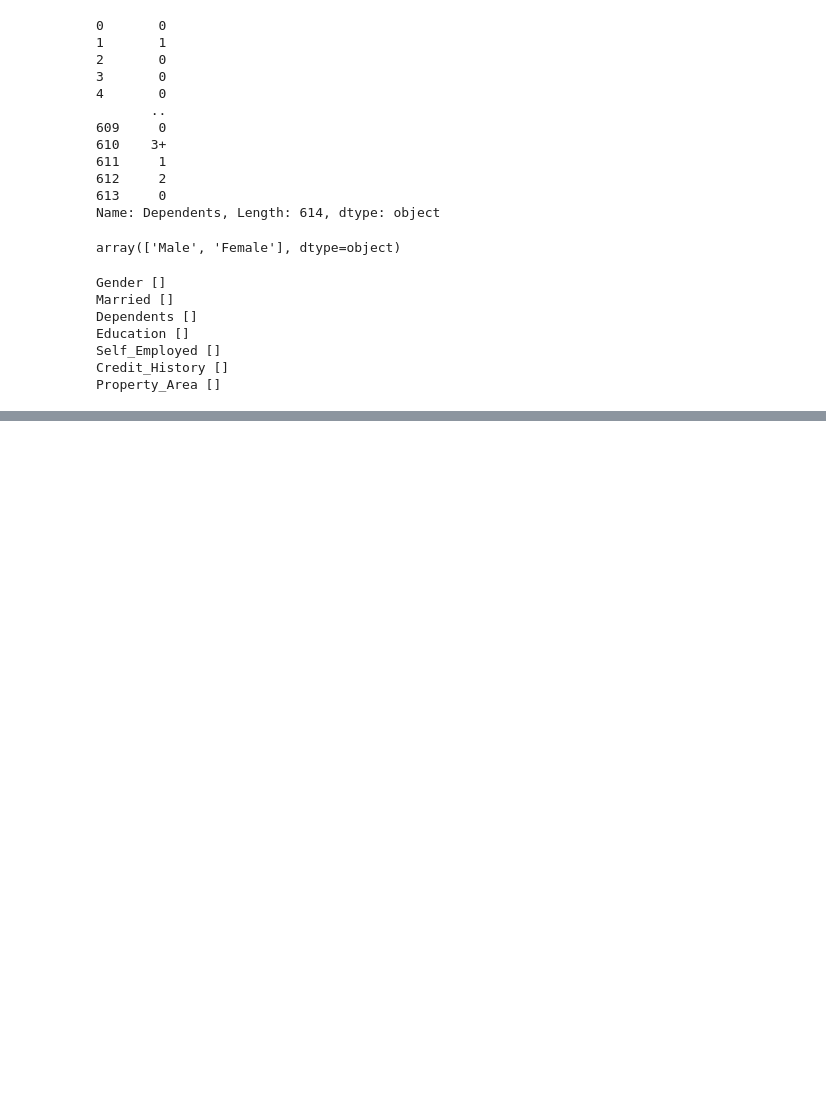
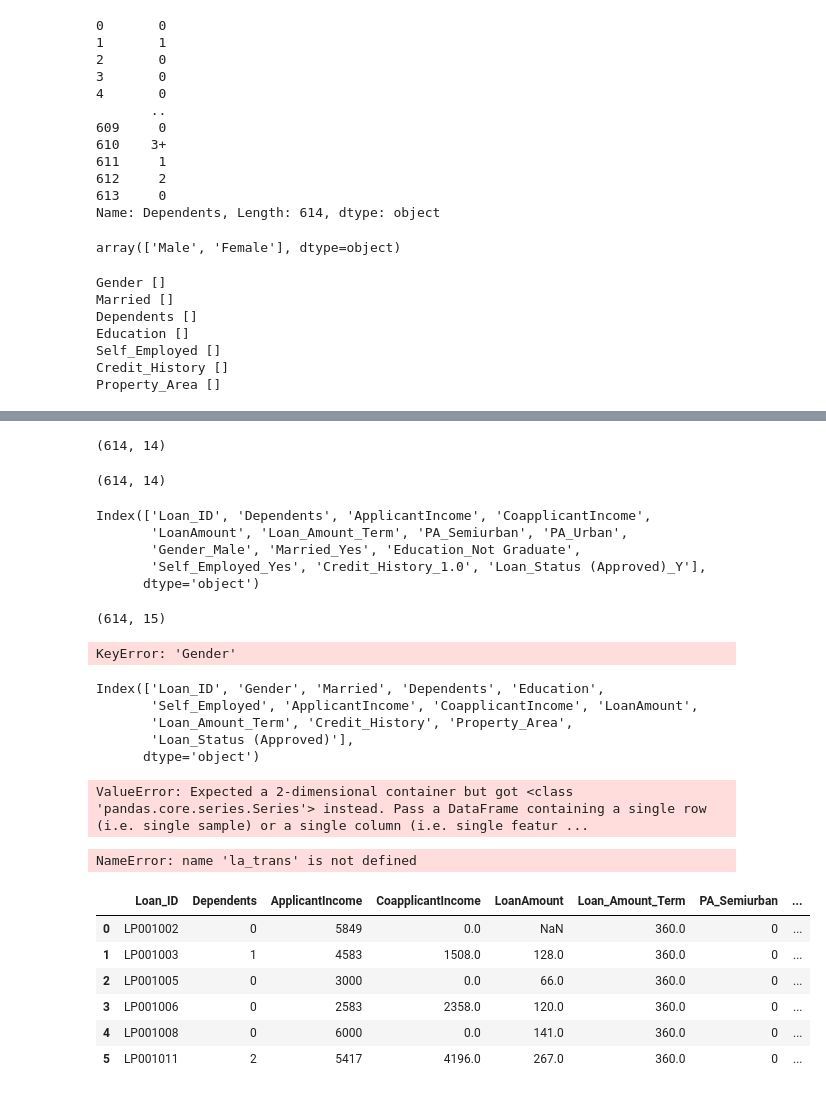
Before and after one commit to SindhuKomireddyy/DataAnalysis, a Jupyter notebook: statistics.ipynb, the cells around one changed output, grey strips where cells are left out. Drawn from its saved outputs; the diff is of its cells as text; code cells hidden in the pictures; blank space fills up the shorter version.

Commit message:
DataAnalysis Notebook

```diff
--- a/statistics.ipynb
+++ b/statistics.ipynb
@@ -279,0 +367,3 @@ data.loc(data['Dependents'])
+# %%
+df1=pd.get_dummies(df['Credit_History'],prefix='Credit_History',drop_first=True)
+df=pd.concat([df,df1],axis=1).drop(['Credit_History'],axis=1)
@@ -279,0 +380,38 @@ data.loc(data['Dependents'])
+# %%
+df.shape
+# %% [output]
+(614, 14)
+# %%
+df1=pd.get_dummies(df['Loan_Status (Approved)'],prefix='Loan_Status (Approved)',drop_first=True)
+df=pd.concat([df,df1],axis=1).drop(['Loan_Status (Approved)'],axis=1)
+# %%
+df.shape
+# %% [output]
+(614, 14)
+# %%
+print(df.columns)
+# %% [output]
+Index(['Loan_ID', 'Dependents', 'ApplicantIncome', 'CoapplicantIncome',
+       'LoanAmount', 'Loan_Amount_Term', 'PA_Semiurban', 'PA_Urban',
+       'Gender_Male', 'Married_Yes', 'Education_Not Graduate',
+       'Self_Employed_Yes', 'Credit_History_1.0', 'Loan_Status (Approved)_Y'],
+      dtype='object')
+# %%
+df.shape
+# %% [output]
+(614, 15)
+# %%
+df = df.drop(df.filter(regex='^Gender').columns, axis=1)
+# %%
+df1=pd.get_dummies(df['Gender'],prefix='Gender',drop_first=True)
+df=pd.concat([df,df1],axis=1).drop(['Gender'],axis=1)
+# %% [output]
+KeyError: 'Gender'
+# %%
+df.columns
+# %% [output]
+Index(['Loan_ID', 'Gender', 'Married', 'Dependents', 'Education',
+       'Self_Employed', 'ApplicantIncome', 'CoapplicantIncome', 'LoanAmount',
+       'Loan_Amount_Term', 'Credit_History', 'Property_Area',
+       'Loan_Status (Approved)'],
+      dtype='object')
@@ -279,0 +425,19 @@ data.loc(data['Dependents'])
+# %%
+la_trans=trans.fit_transform(df["LoanAmount"])
+la_trans.shape
+# %% [output]
+ValueError: Expected a 2-dimensional container but got <class 'pandas.core.series.Series'> instead. Pass a DataFrame containing a single row (i.e. single sample) or a single column (i.e. single featur ...
+# %%
+print("skewness:",pd.Series(la_trans.reshape(614,)).skew())
+# %% [output]
+NameError: name 'la_trans' is not defined
+# %%
+df.head(6)
+# %% [output]
+|  | Loan_ID | Dependents | ApplicantIncome | CoapplicantIncome | LoanAmount | Loan_Amount_Term | PA_Semiurban | ... |
+| 0 | LP001002 | 0 | 5849 | 0.0 | NaN | 360.0 | 0 | ... |
+| 1 | LP001003 | 1 | 4583 | 1508.0 | 128.0 | 360.0 | 0 | ... |
+| 2 | LP001005 | 0 | 3000 | 0.0 | 66.0 | 360.0 | 0 | ... |
+| 3 | LP001006 | 0 | 2583 | 2358.0 | 120.0 | 360.0 | 0 | ... |
+| 4 | LP001008 | 0 | 6000 | 0.0 | 141.0 | 360.0 | 0 | ... |
+| 5 | LP001011 | 2 | 5417 | 4196.0 | 267.0 | 360.0 | 0 | ... |
```
Also changed, not shown: parts of 25 cells of this notebook, 1 other file.
